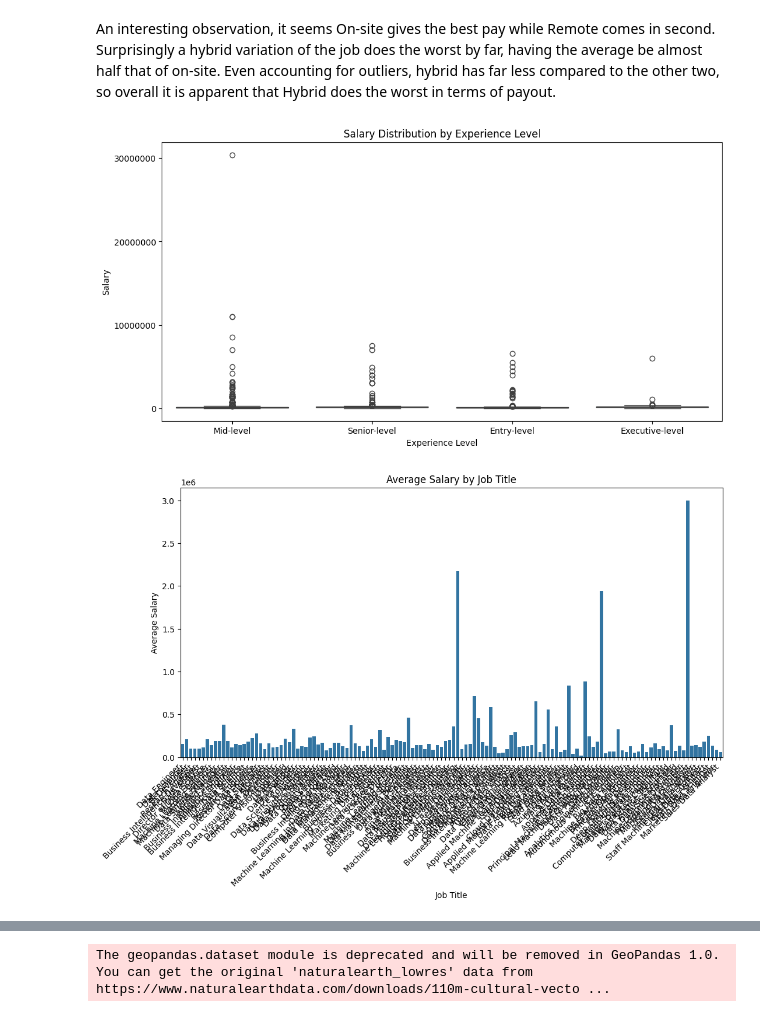
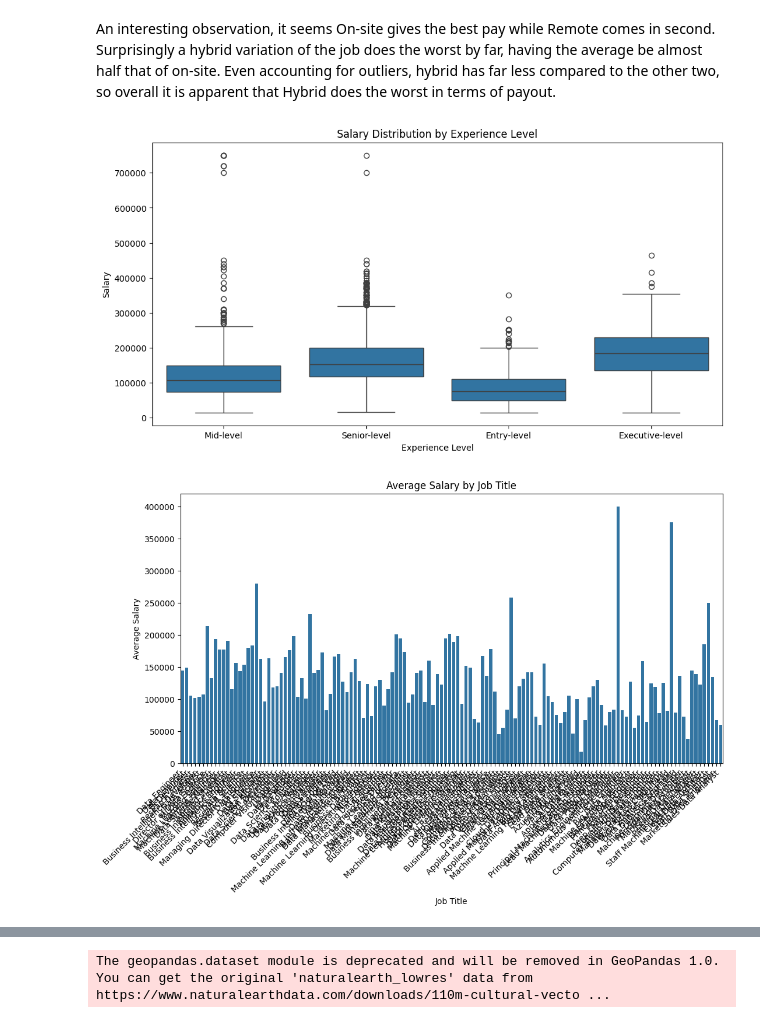
Before and after one commit to Peter537/Dat4-BI-Exam, a Jupyter notebook: main.ipynb, the cells around one changed output, grey strips where cells are left out. Drawn from its saved outputs; the diff is of its cells as text; code cells hidden in the pictures.

```diff
--- a/main.ipynb
+++ b/main.ipynb
@@ -78,0 +58,3 @@ Let us look at workyear to see what sort of time-frame we have (the range)
+# %%
+df.drop(['employee_residence'], axis=1, inplace=True) # This column is not useful for our analysis and proves irrelevant
+df.drop(['salary', 'salary_currency'], axis=1, inplace=True) # This column is redundant as we have another column explicitly in standardized USD
@@ -78,0 +73,7 @@ Let us look at workyear to see what sort of time-frame we have (the range)
+# %%
+# lets convert all object types of columns into string type
+
+for col in df:
+    if df[col].dtype == 'object':
+        df[col] = df[col].astype('string')
+df.dtypes
@@ -210,25 +240,24 @@ An interesting observation, it seems On-site gives the best pay while Remote com
 # %%
 
 from matplotlib.ticker import ScalarFormatter
 
 
 # Box Plot for Salary vs. Experience Level
 plt.figure(figsize=(12, 6))
-sns.boxplot(x='experience_level', y='salary', data=df)
+sns.boxplot(x='experience_level', y='salary_in_usd', data=df)
 plt.title('Salary Distribution by Experience Level')
 plt.xlabel('Experience Level')
-plt.yticks([1e7* i for i in range(4)], ['{:.0f}'.format(1e7 * i) for i in range(4)])
 plt.ylabel('Salary')
 plt.show()
 
 # Bar Plot for Average Salary by Job Title
 plt.figure(figsize=(12, 6))
-sns.barplot(x='job_title', y='salary', data=df, errorbar=None)
+sns.barplot(x='job_title', y='salary_in_usd', data=df, errorbar=None)
 plt.title('Average Salary by Job Title')
 plt.xlabel('Job Title')
 plt.ylabel('Average Salary')
 plt.xticks(rotation=45, ha='right', )
 plt.show()
 # %% [output]
-[figure, old version]
+[figure, new version]
-[figure, old version]
+[figure, new version]
```
Also changed, not shown: parts of 37 cells of this notebook, 2 other files.
